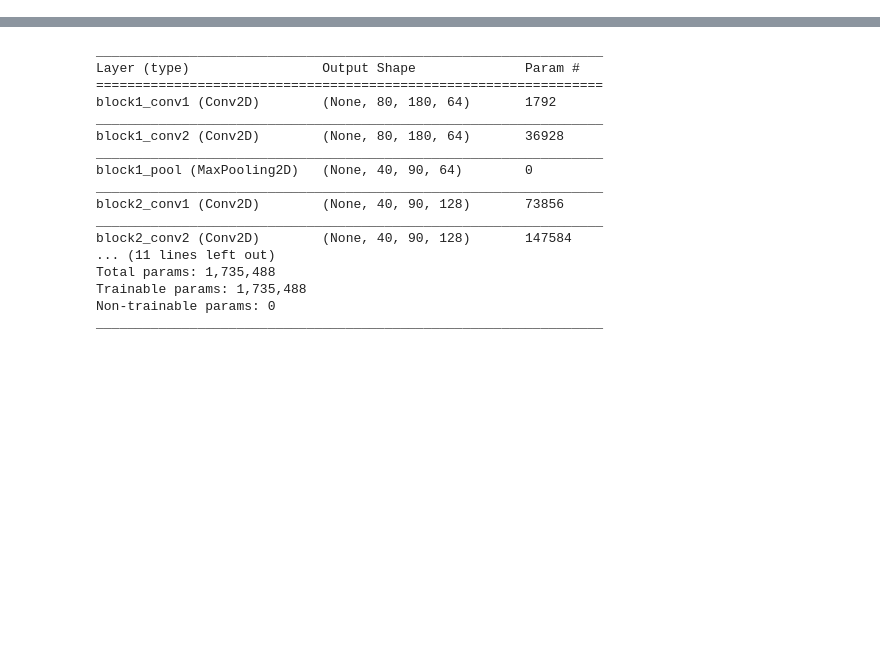
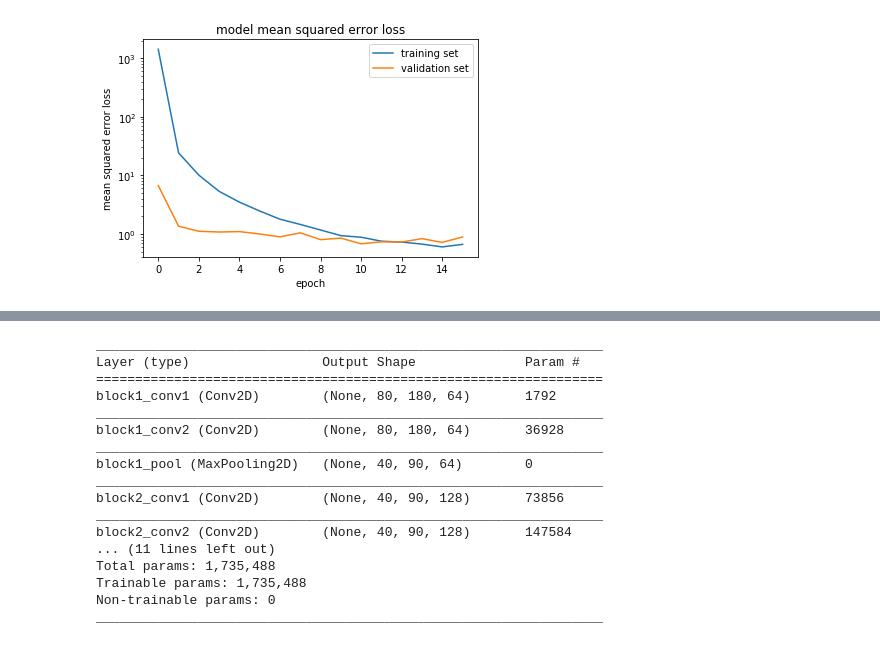
Before and after one commit to tstueven/CarND-Behavioral-Cloning, a Jupyter notebook: playground.ipynb, the cells around one changed output, grey strips where cells are left out. Drawn from its saved outputs; the diff is of its cells as text; code cells hidden in the pictures; blank space fills up the shorter version.

```diff
--- a/playground.ipynb
+++ b/playground.ipynb
@@ -1,3 +126,24 @@
+# %%
+import json
+
+with open('history_object_cut.json', 'w') as fp:
+    json.dump(history_object.history, fp)
+# %%
+with open('history_object_cut.json', 'r') as fp:
+    hdata = json.load(fp)
+# %%
+plt.plot(hdata['loss'])
+plt.plot(hdata['val_loss'])
+plt.title('model mean squared error loss')
+plt.ylabel('mean squared error loss')
+plt.xlabel('epoch')
+# plt.ylim([0, 1.5])
+plt.yscale('log')
+plt.legend(['training set', 'validation set'], loc='upper right')
+plt.show()
+# plt.savefig("loss_evolution.png")
+# %% [output]
+[figure, added]
 # %%
 import numpy as np
 import pandas as pd
```
Also changed, not shown: parts of 16 cells of this notebook, 1 other file.
